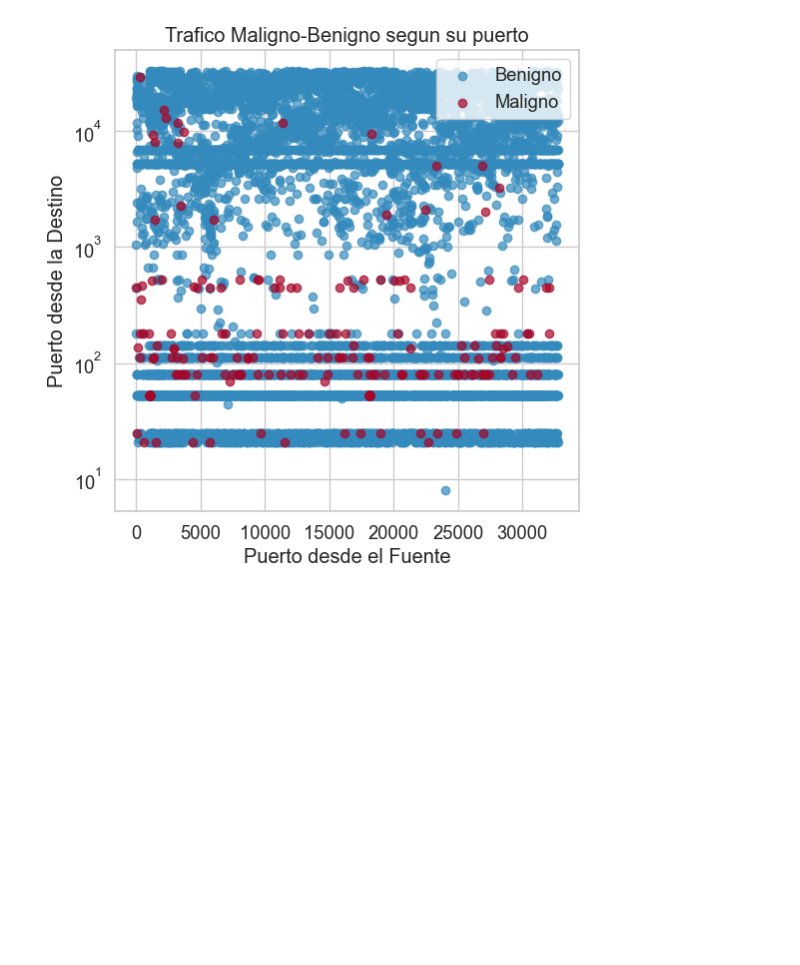
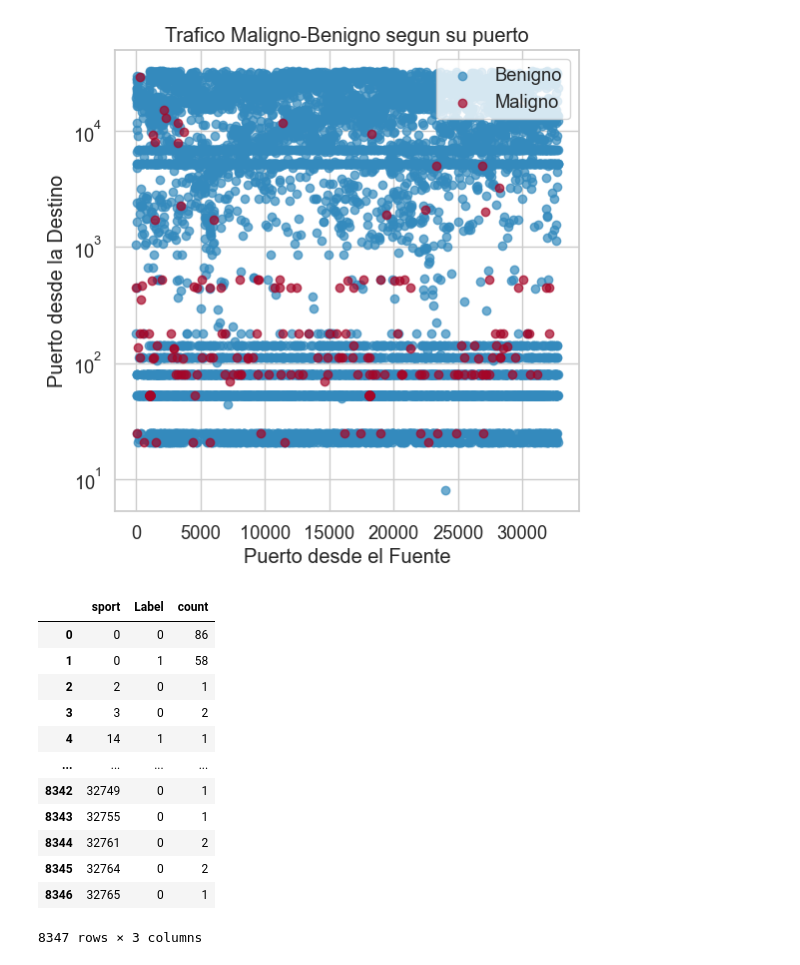
Before and after one commit to jorgeaguirre-dev/Cyber_Attacks_Detection, a Jupyter notebook: ProyectoDS_ParteI_AguirreJorge2.ipynb, the cells around one changed output. Cells and saved outputs as stored; diff of their text form; code cells hidden in the pictures; blank space fills up the shorter version.

```diff
--- a/ProyectoDS_ParteI_AguirreJorge2.ipynb
+++ b/ProyectoDS_ParteI_AguirreJorge2.ipynb
@@ -145,3 +145,19 @@ ax.legend(['Benigno', 'Maligno'], loc='upper right')
 # %% [output]
 <matplotlib.legend.Legend at 0x...>
 [figure]
+# %%
+gr_df_sport
+# %% [output]
+|  | sport | Label | count |
+| 0 | 0 | 0 | 86 |
+| 1 | 0 | 1 | 58 |
+| 2 | 2 | 0 | 1 |
+| 3 | 3 | 0 | 2 |
+| 4 | 14 | 1 | 1 |
+| ... | ... | ... | ... |
+| 8342 | 32749 | 0 | 1 |
+| 8343 | 32755 | 0 | 1 |
+| 8344 | 32761 | 0 | 2 |
+| 8345 | 32764 | 0 | 2 |
+| 8346 | 32765 | 0 | 1 |
+8347 rows × 3 columns
```
Also changed, not shown: parts of 3 cells of this notebook, 3 other files.
